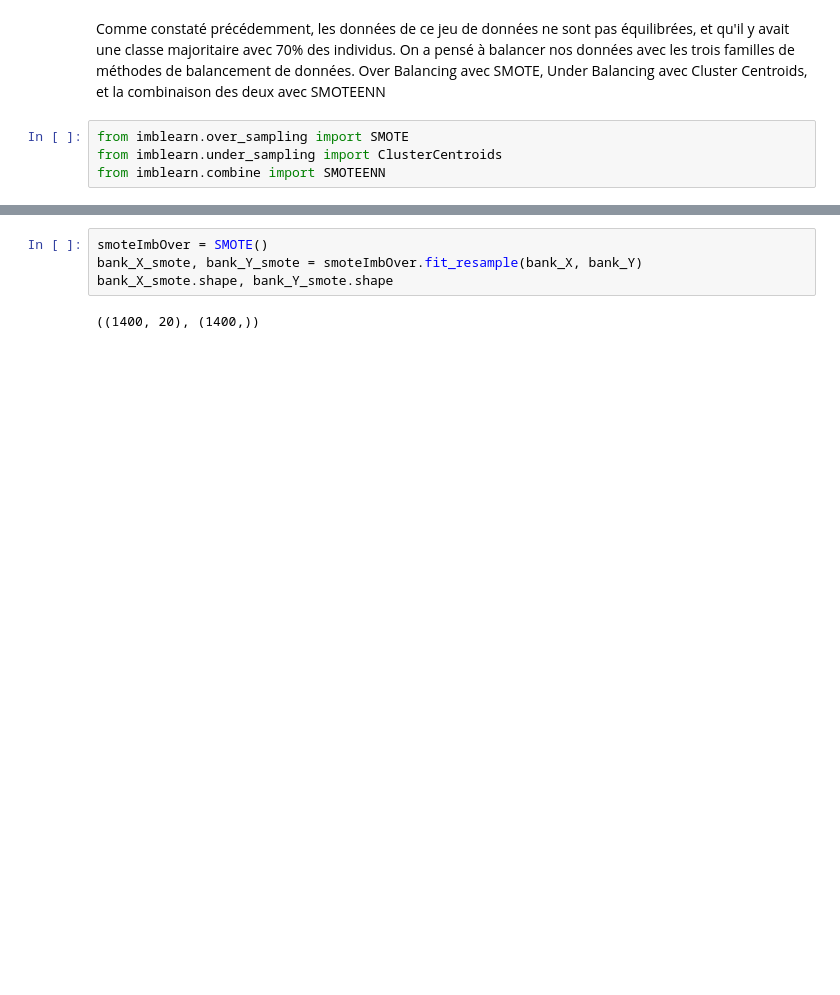
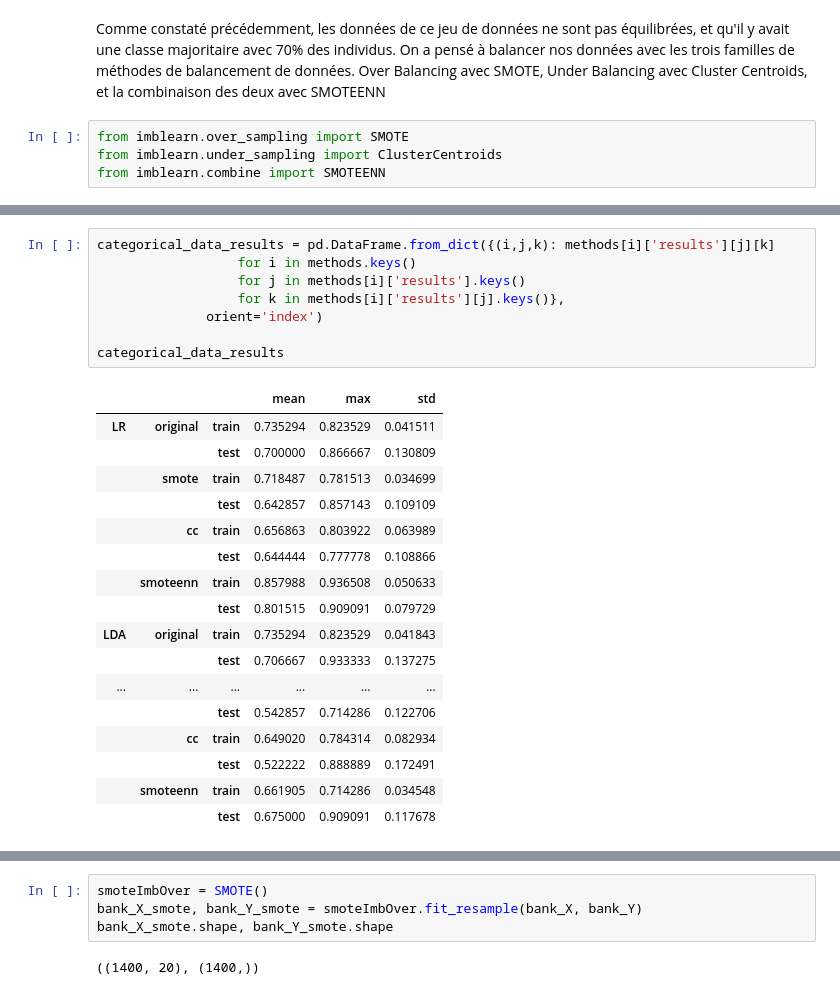
Before and after one commit to ybenabed/supervied_learning_MLDS2021, a Jupyter notebook: bank_client_classification.ipynb, the cells around one changed output, grey strips where cells are left out. Drawn from its saved outputs; the diff is of its cells as text; blank space fills up the shorter version.

```diff
--- a/bank_client_classification.ipynb
+++ b/bank_client_classification.ipynb
@@ -363,0 +572,26 @@ from imblearn.combine import SMOTEENN
+# %%
+categorical_data_results = pd.DataFrame.from_dict({(i,j,k): methods[i]['results'][j][k]
+                  for i in methods.keys()
+                  for j in methods[i]['results'].keys()
+                  for k in methods[i]['results'][j].keys()},
+              orient='index')
+
+categorical_data_results
+# %% [output]
+|  |  |  | mean | max | std |
+| LR | original | train | 0.735294 | 0.823529 | 0.041511 |
+|  |  | test | 0.700000 | 0.866667 | 0.130809 |
+|  | smote | train | 0.718487 | 0.781513 | 0.034699 |
+|  |  | test | 0.642857 | 0.857143 | 0.109109 |
+|  | cc | train | 0.656863 | 0.803922 | 0.063989 |
+|  |  | test | 0.644444 | 0.777778 | 0.108866 |
+|  | smoteenn | train | 0.857988 | 0.936508 | 0.050633 |
+|  |  | test | 0.801515 | 0.909091 | 0.079729 |
+| LDA | original | train | 0.735294 | 0.823529 | 0.041843 |
+|  |  | test | 0.706667 | 0.933333 | 0.137275 |
+| ... | ... | ... | ... | ... | ... |
+|  |  | test | 0.542857 | 0.714286 | 0.122706 |
+|  | cc | train | 0.649020 | 0.784314 | 0.082934 |
+|  |  | test | 0.522222 | 0.888889 | 0.172491 |
+|  | smoteenn | train | 0.661905 | 0.714286 | 0.034548 |
+|  |  | test | 0.675000 | 0.909091 | 0.117678 |
```
Also changed, not shown: parts of 61 cells of this notebook.
